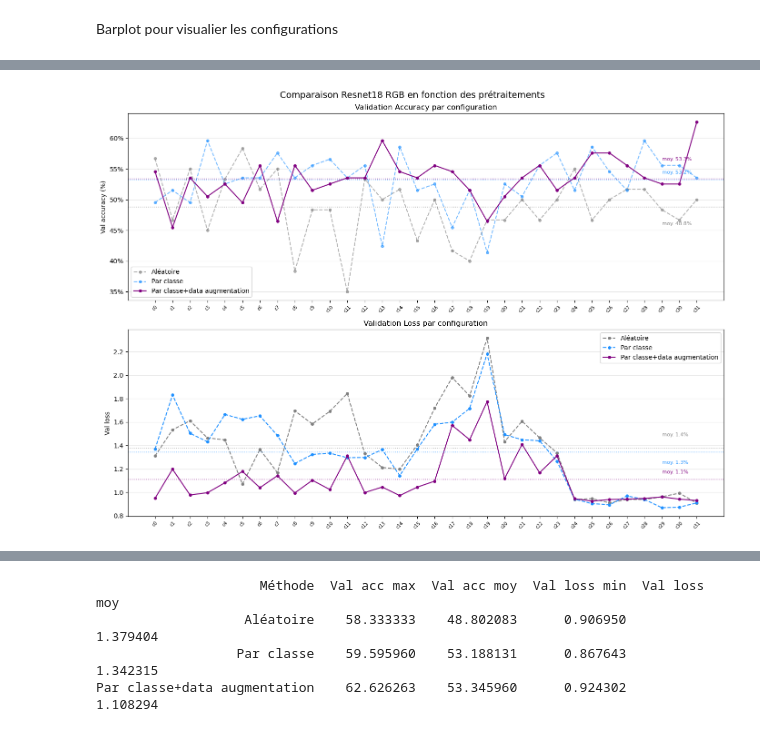
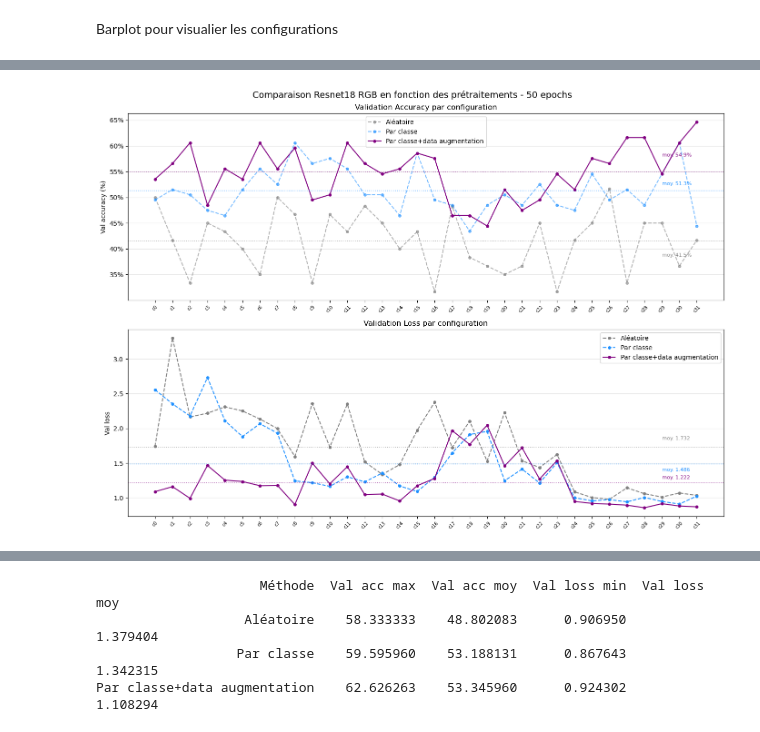
Before and after one commit to tinyhurricaneclarity/projet-deep-learning-m1, a Jupyter notebook: resnet18/src/resnet18_RGB/results/visualisation_grid_18_RGB.ipynb, the cells around one changed output, grey strips where cells are left out. Cells and saved outputs as stored; diff of their text form; code cells hidden in the pictures.

```diff
--- a/resnet18/src/resnet18_RGB/results/visualisation_grid_18_RGB.ipynb
+++ b/resnet18/src/resnet18_RGB/results/visualisation_grid_18_RGB.ipynb
@@ -12,6 +13,11 @@ grid_classique = pd.read_csv("/autofs/unityaccount/cremi/leanguye/projet-deep-le
 grid_par_classe = pd.read_csv("/autofs/unityaccount/cremi/leanguye/projet-deep-learning-m1/resnet18/src/resnet18_RGB/results/grid_search_results_par_classe.csv")
 grid_par_classe_aug = pd.read_csv("/autofs/unityaccount/cremi/leanguye/projet-deep-learning-m1/resnet18/src/resnet18_RGB/results/grid_search_results_par_classe_data_augmentation.csv")
 # %%
-#pour sélectionner la colonne config
-print(grid_classique['config'])
-print(grid_par_classe['config'])
+#pour sélectionner les configs avec 50 epochs / 100 epochs
+grid_classique_50 = grid_classique.head(32)
+grid_par_classe_50 = grid_par_classe.head(32)
+grid_par_classe_aug_50 = grid_par_classe_aug.head(32)
+
+grid_classique_100 = grid_classique.tail(32)
+grid_par_classe_100 = grid_par_classe.tail(32)
+grid_par_classe_aug_100 = grid_par_classe_aug.tail(32)
@@ -111,61 +339,55 @@ plt.show()
 # %%
-#CLAUDE
-
-labels = [f"c{i}" for i in range(len(grid_classique))]
+labels = [f"c{i}" for i in range(32)]
 
 # --- Figure 1 : val_acc comparaison ---
 fig, axes = plt.subplots(2, 1, figsize=(14, 10))
-fig.suptitle("Comparaison Resnet18 RGB en fonction des prétraitements", fontsize=14)
-
+fig.suptitle("Comparaison Resnet18 RGB en fonction des prétraitements - 50 epochs", fontsize=14)
 ax1 = axes[0]
-ax1.plot(labels, grid_classique["val_acc"], color="grey", linestyle="--", marker="o", markersize=4, label="Aléatoire", alpha = 0.6)
-ax1.plot(labels, grid_par_classe["val_acc"],  color="dodgerblue", linestyle="--",  marker="o", markersize=4, label="Par classe", alpha = 0.6)
-ax1.plot(labels, grid_par_classe_aug["val_acc"],  color="purple", linestyle="-",  marker="o", markersize=4, label="Par classe+data augmentation")
-ax1.axhline(grid_classique["val_acc"].mean(), color="grey", linestyle=":", alpha=0.6, linewidth=1.2) #alpha controle la transparence
-ax1.axhline(grid_par_classe["val_acc"].mean(),  color="dodgerblue", linestyle=":", alpha=0.6, linewidth=1.2)
-ax1.axhline(grid_par_classe_aug["val_acc"].mean(),  color="purple", linestyle=":", alpha=0.6, linewidth=1.2)
+ax1.plot(labels, grid_classique_50["val_acc"], color="grey", linestyle="--", marker="o", markersize=4, label="Aléatoire", alpha=0.6)
+ax1.plot(labels, grid_par_classe_50["val_acc"], color="dodgerblue", linestyle="--", marker="o", markersize=4, label="Par classe", alpha=0.6)
+ax1.plot(labels, grid_par_classe_aug_50["val_acc"], color="purple", linestyle="-", marker="o", markersize=4, label="Par classe+data augmentation")
+ax1.axhline(grid_classique_50["val_acc"].mean(), color="grey", linestyle=":", alpha=0.6, linewidth=1.2)
+ax1.axhline(grid_par_classe_50["val_acc"].mean(), color="dodgerblue", linestyle=":", alpha=0.6, linewidth=1.2)
+ax1.axhline(grid_par_classe_aug_50["val_acc"].mean(), color="purple", linestyle=":", alpha=0.6, linewidth=1.2)
 ax1.set_ylabel("Val accuracy (%)")
 ax1.set_title("Validation Accuracy par configuration")
 ax1.legend()
 ax1.set_xticks(range(len(labels)))
 ax1.set_xticklabels(labels, rotation=45, fontsize=7)
 ax1.yaxis.set_major_formatter(mticker.FormatStrFormatter("%.0f%%"))
 ax1.grid(axis="y", alpha=0.3)
-
 # Annotations moyennes
-ax1.annotate(f"moy. {grid_classique['val_acc'].mean():.1f}%", xy=(31, grid_classique["val_acc"].mean()),
-             xytext=(29, grid_classique["val_acc"].mean() - 3), color="grey", fontsize=8)
-ax1.annotate(f"moy. {grid_par_classe['val_acc'].mean():.1f}%", xy=(31, grid_par_classe["val_acc"].mean()),
-             xytext=(29, grid_par_classe["val_acc"].mean() + 1), color="dodgerblue", fontsize=8)
-ax1.annotate(f"moy. {grid_par_classe_aug['val_acc'].mean():.1f}%", xy=(31, grid_par_classe_aug["val_acc"].mean()), #défini les coordonnées du graphique
-             xytext=(29, grid_par_classe_aug["val_acc"].mean() + 3), color="purple", fontsize=8) #défini les coordonnées précises du graphique ou doit s'afficher le texte
+ax1.annotate(f"moy. {grid_classique_50['val_acc'].mean():.1f}%", xy=(31, grid_classique_50["val_acc"].mean()),
+             xytext=(29, grid_classique_50["val_acc"].mean() - 3), color="grey", fontsize=8)
+ax1.annotate(f"moy. {grid_par_classe_50['val_acc'].mean():.1f}%", xy=(31, grid_par_classe_50["val_acc"].mean()),
+             xytext=(29, grid_par_classe_50["val_acc"].mean() + 1), color="dodgerblue", fontsize=8)
+ax1.annotate(f"moy. {grid_par_classe_aug_50['val_acc'].mean():.1f}%", xy=(31, grid_par_classe_aug_50["val_acc"].mean()),
+             xytext=(29, grid_par_classe_aug_50["val_acc"].mean() + 3), color="purple", fontsize=8)
 
 # --- Figure 2 : val_loss comparaison ---
 ax2 = axes[1]
-ax2.plot(labels, grid_classique["val_loss"], color="grey", linestyle="--", marker="o", markersize=4, label="Aléatoire")
-ax2.plot(labels, grid_par_classe["val_loss"],  color="dodgerblue", linestyle="--",  marker="o", markersize=4, label="Par classe")
-ax2.plot(labels, grid_par_classe_aug["val_loss"],  color="purple", linestyle="-",  marker="o", markersize=4, label="Par classe+data augmentation")
-ax2.axhline(grid_classique["val_loss"].mean(), color="grey", linestyle=":", alpha=0.6, linewidth=1.2) #alpha controle la transparence
-ax2.axhline(grid_par_classe["val_loss"].mean(),  color="dodgerblue", linestyle=":", alpha=0.6, linewidth=1.2)
-ax2.axhline(grid_par_classe_aug["val_loss"].mean(),  color="purple", linestyle=":", alpha=0.6, linewidth=1.2)
+ax2.plot(labels, grid_classique_50["val_loss"], color="grey", linestyle="--", marker="o", markersize=4, label="Aléatoire")
+ax2.plot(labels, grid_par_classe_50["val_loss"], color="dodgerblue", linestyle="--", marker="o", markersize=4, label="Par classe")
+ax2.plot(labels, grid_par_classe_aug_50["val_loss"], color="purple", linestyle="-", marker="o", markersize=4, label="Par classe+data augmentation")
+ax2.axhline(grid_classique_50["val_loss"].mean(), color="grey", linestyle=":", alpha=0.6, linewidth=1.2)
+ax2.axhline(grid_par_classe_50["val_loss"].mean(), color="dodgerblue", linestyle=":", alpha=0.6, linewidth=1.2)
+ax2.axhline(grid_par_classe_aug_50["val_loss"].mean(), color="purple", linestyle=":", alpha=0.6, linewidth=1.2)
 ax2.set_ylabel("Val loss")
 ax2.set_title("Validation Loss par configuration")
 ax2.legend()
 ax2.set_xticks(range(len(labels)))
 ax2.set_xticklabels(labels, rotation=45, fontsize=7)
 ax2.grid(axis="y", alpha=0.3)
-
 # Annotations moyennes
-ax2.annotate(f"moy. {grid_classique['val_loss'].mean():.1f}%", xy=(31, grid_classique["val_loss"].mean()),
-             xytext=(29, grid_classique["val_loss"].mean() + 0.1), color="grey", fontsize=8)
-ax2.annotate(f"moy. {grid_par_classe['val_loss'].mean():.1f}%", xy=(31, grid_par_classe["val_loss"].mean()),
-             xytext=(29, grid_par_classe["val_loss"].mean() - 0.1 ), color="dodgerblue", fontsize=8)
-ax2.annotate(f"moy. {grid_par_classe_aug['val_loss'].mean():.1f}%", xy=(31, grid_par_classe_aug["val_loss"].mean()), #défini les coordonnées du graphique
-             xytext=(29, grid_par_classe_aug["val_loss"].mean() + 0.05), color="purple", fontsize=8) #défini les coordonnées précises du graphique ou doit s'afficher le texte
-
+ax2.annotate(f"moy. {grid_classique_50['val_loss'].mean():.3f}", xy=(31, grid_classique_50["val_loss"].mean()),
+             xytext=(29, grid_classique_50["val_loss"].mean() + 0.1), color="grey", fontsize=8)
+ax2.annotate(f"moy. {grid_par_classe_50['val_loss'].mean():.3f}", xy=(31, grid_par_classe_50["val_loss"].mean()),
+             xytext=(29, grid_par_classe_50["val_loss"].mean() - 0.1), color="dodgerblue", fontsize=8)
+ax2.annotate(f"moy. {grid_par_classe_aug_50['val_loss'].mean():.3f}", xy=(31, grid_par_classe_aug_50["val_loss"].mean()),
+             xytext=(29, grid_par_classe_aug_50["val_loss"].mean() + 0.05), color="purple", fontsize=8)
 
 plt.tight_layout()
-plt.savefig("comparison_val_metrics.png", dpi=150, bbox_inches="tight")
+plt.savefig("comparison_val_metrics_50.png", dpi=150, bbox_inches="tight")
 plt.show()
 # %% [output]
-[figure, old version]
+[figure, new version]
```
Also changed, not shown: parts of 20 cells of this notebook, 40 other files.
